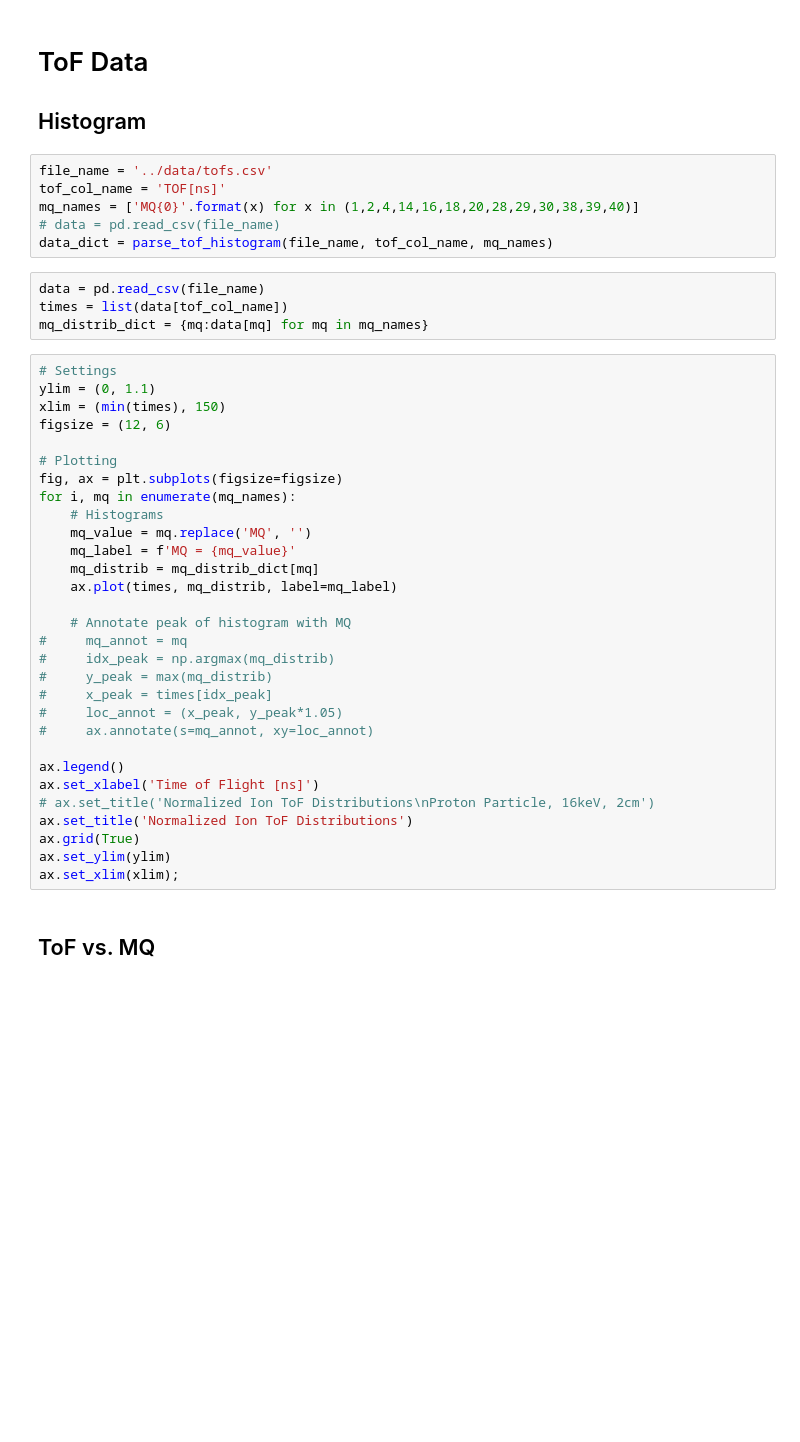
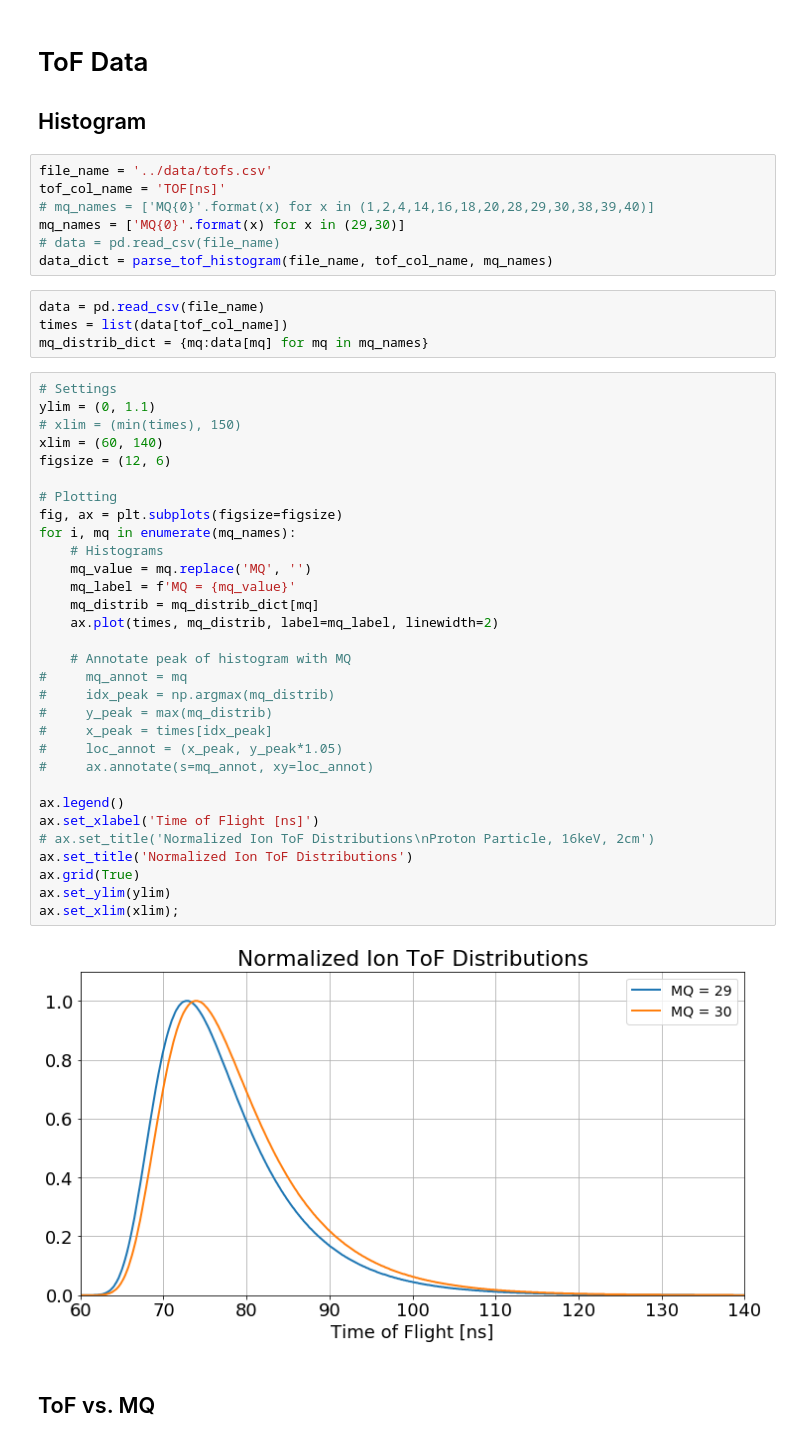
Before and after one commit to iiSmiley/span-ion-code, a Jupyter notebook: scratchpad_ll.ipynb, the cells around one changed output. Cells and saved outputs as stored; diff of their text form; blank space fills up the shorter version.

```diff
--- a/scratchpad_ll.ipynb
+++ b/scratchpad_ll.ipynb
@@ -63,7 +63,8 @@ plt.rcParams['axes.prop_cycle'] = (cycler(color=['r', 'g', 'b', 'y']) +
 # %%
 file_name = '../data/tofs.csv'
 tof_col_name = 'TOF[ns]'
-mq_names = ['MQ{0}'.format(x) for x in (1,2,4,14,16,18,20,28,29,30,38,39,40)]
+# mq_names = ['MQ{0}'.format(x) for x in (1,2,4,14,16,18,20,28,29,30,38,39,40)]
+mq_names = ['MQ{0}'.format(x) for x in (29,30)]
 # data = pd.read_csv(file_name)
 data_dict = parse_tof_histogram(file_name, tof_col_name, mq_names)
 # %%
@@ -73,33 +74,36 @@ mq_distrib_dict = {mq:data[mq] for mq in mq_names}
 # %%
 # Settings
 ylim = (0, 1.1)
-xlim = (min(times), 150)
+# xlim = (min(times), 150)
+xlim = (60, 140)
 figsize = (12, 6)
 
 # Plotting
 fig, ax = plt.subplots(figsize=figsize)
 for i, mq in enumerate(mq_names):
     # Histograms
     mq_value = mq.replace('MQ', '')
     mq_label = f'MQ = {mq_value}'
     mq_distrib = mq_distrib_dict[mq]
-    ax.plot(times, mq_distrib, label=mq_label)
+    ax.plot(times, mq_distrib, label=mq_label, linewidth=2)
 
     # Annotate peak of histogram with MQ
 #     mq_annot = mq
 #     idx_peak = np.argmax(mq_distrib)
 #     y_peak = max(mq_distrib)
 #     x_peak = times[idx_peak]
 #     loc_annot = (x_peak, y_peak*1.05)
 #     ax.annotate(s=mq_annot, xy=loc_annot)
 
 ax.legend()
 ax.set_xlabel('Time of Flight [ns]')
 # ax.set_title('Normalized Ion ToF Distributions\nProton Particle, 16keV, 2cm')
 ax.set_title('Normalized Ion ToF Distributions')
 ax.grid(True)
 ax.set_ylim(ylim)
 ax.set_xlim(xlim);
+# %% [output]
+[figure, added]
 # %% [markdown]
 <h2>ToF vs. MQ</h2>
 # %%
```
Also changed, not shown: parts of 17 cells of this notebook, 2 other files.
